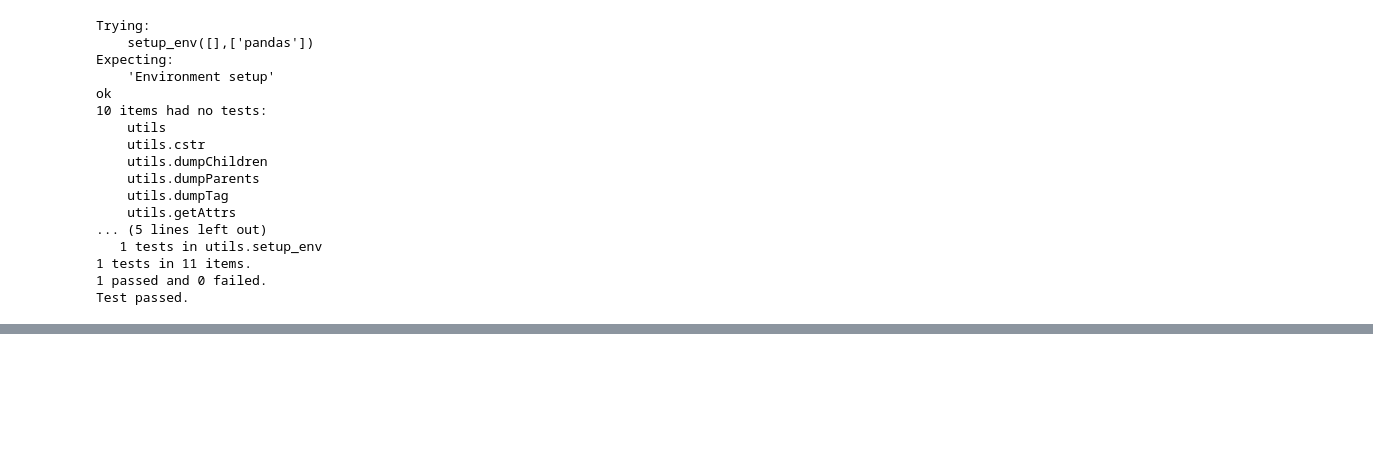
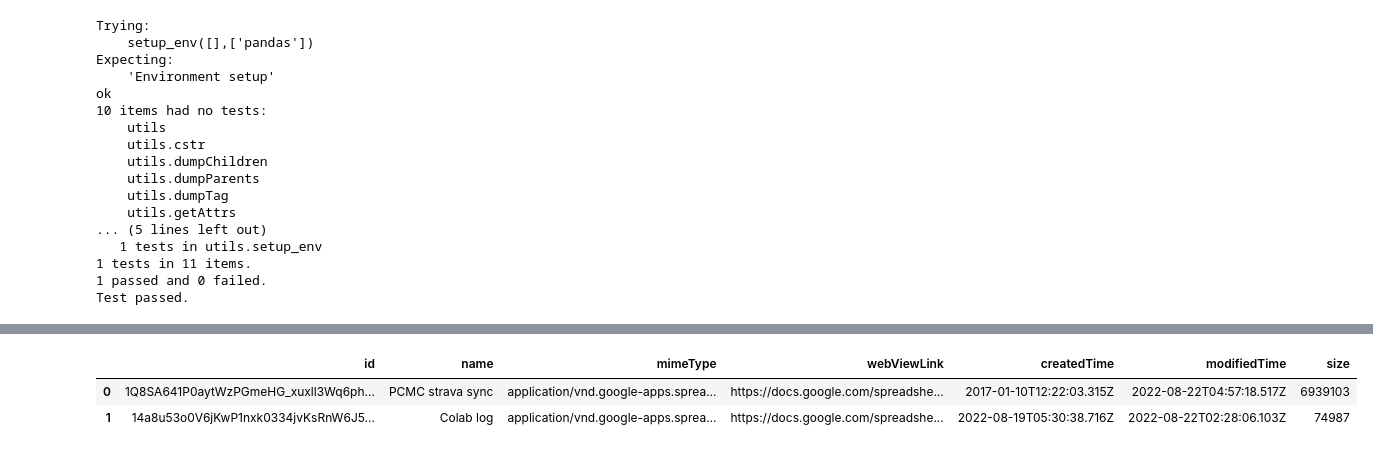
Before and after one commit to avinashmane/colab, a Jupyter notebook: 9. test strava.ipynb, the cells around one changed output, grey strips where cells are left out. Cells and saved outputs as stored; diff of their text form; code cells hidden in the pictures; blank space fills up the shorter version.

```diff
--- a/9. test strava.ipynb
+++ b/9. test strava.ipynb
@@ -128,5 +132,5 @@ if True:
 # %debug
 # if os.name=='nt':
 strava=Strava(b,authFile=f'{AUTH}/auth.yaml',cfgFile=f"{LIB}/cfg_strava.yaml")
-strava.logGSheet = Gsheet(cfg['sheets']['stravasync']['url']).getSheetByTitle('StravaPromoLog')
+strava.logGSheet = Gsheet(cfg['sheets']['StravaPromoLog']['url']).getSheetByTitle('StravaPromoLog')
 strava.StravaMembers=df_mc.query('strava=="strava"').id.values
@@ -145,3 +216,6 @@ strava.scrolldown(9)
 # %%
+def giveKudosAth():
 logging.info(f"Total number of cards on {strava.browser.title}: {len(b.divs(class_name=re.compile('^EntryHeader')))}")
+for el in b.divs(class_name=re.compile('^EntryHeader')):
+    display(strava.getPostData(el.parent()))
 # %% [output]
@@ -439,0 +486,13 @@ Test passed.
+# %%
+# !pip install pydrive
+import os
+JSON_FILE=f'{AUTH}/indiathon-04d51b0b4caa.json'
+
+from pydrive.auth import GoogleAuth
+from pydrive.drive import GoogleDrive
+from oauth2client.service_account import ServiceAccountCredentials
+
+gauth = GoogleAuth()
+scope = ["https://www.googleapis.com/auth/drive"]
+gauth.credentials = ServiceAccountCredentials.from_json_keyfile_name(JSON_FILE, scope)
+drive = GoogleDrive(gauth)
@@ -439,0 +520,59 @@ Test passed.
+# %%
+from __future__ import print_function
+
+import os.path
+
+from google.auth.transport.requests import Request
+from google.oauth2.credentials import Credentials
+from google.oauth2 import service_account
+from google_auth_oauthlib.flow import InstalledAppFlow
+from googleapiclient.discovery import build
+from googleapiclient.errors import HttpError
+
+# If modifying these scopes, delete the file token.json.
+SCOPES = ['https://www.googleapis.com/auth/drive.metadata.readonly']
+
+class Drive:
+    def __init__(self,JSON_FILE):
+        """Shows basic usage of the Drive v3 API.
+        Prints the names and ids of the first 10 files the user has access to.
+        """
+        creds = None
+        # The file token.json stores the user's access and refresh tokens, and is
+        # created automatically when the authorization flow completes for the first
+        # time.
+
+    #     if os.path.exists('token1.json'):
+    #         creds = Credentials.from_authorized_user_file('token1.json', SCOPES)
+
+        # If there are no (valid) credentials available, let the user log in.
+        credentials = service_account.Credentials.from_service_account_file(
+            JSON_FILE)
+
+        self.creds = credentials.with_scopes(SCOPES)
+
+        self.service = build('drive', 'v3', credentials=self.creds)
+
+
+    def listFile(self,*kws):
+        try:
+
+            # Call the Drive v3 API
+            results = self.service.files(*kws).list(
+                pageSize=10, fields="nextPageToken, files(id, name, mimeType,webViewLink,createdTime,modifiedTime,size)").execute()  #id, name,
+            items = results.get('files', [])
+
+            if not items:
+                print('No files found.')
+                return
+            print('Files:')
+            for item in items:
+                print(u'{0} ({1})'.format(item['name'], item['id']))
+            return([x for x in items])
+        except HttpError as error:
+            # TODO(developer) - Handle errors from drive API.
+            print(f'An error occurred: {error}')
+
+drv=Drive(JSON_FILE)
+pd.DataFrame(drv.listFile()).style
+# %% [output]
@@ -439,0 +582,3 @@ Test passed.
+|  | id | name | mimeType | webViewLink | createdTime | modifiedTime | size |
+| 0 | 1Q8SA641P0aytWzPGmeHG_xuxll3Wq6ph... | PCMC strava sync | application/vnd.google-apps.sprea... | https://docs.google.com/spreadshe... | 2017-01-10T12:22:03.315Z | 2022-08-22T04:57:18.517Z | 6939103 |
+| 1 | 14a8u53o0V6jKwP1nxk0334jvKsRnW6J5... | Colab log | application/vnd.google-apps.sprea... | https://docs.google.com/spreadshe... | 2022-08-19T05:30:38.716Z | 2022-08-22T02:28:06.103Z | 74987 |
```
Also changed, not shown: parts of 27 cells of this notebook, 4 other files.
